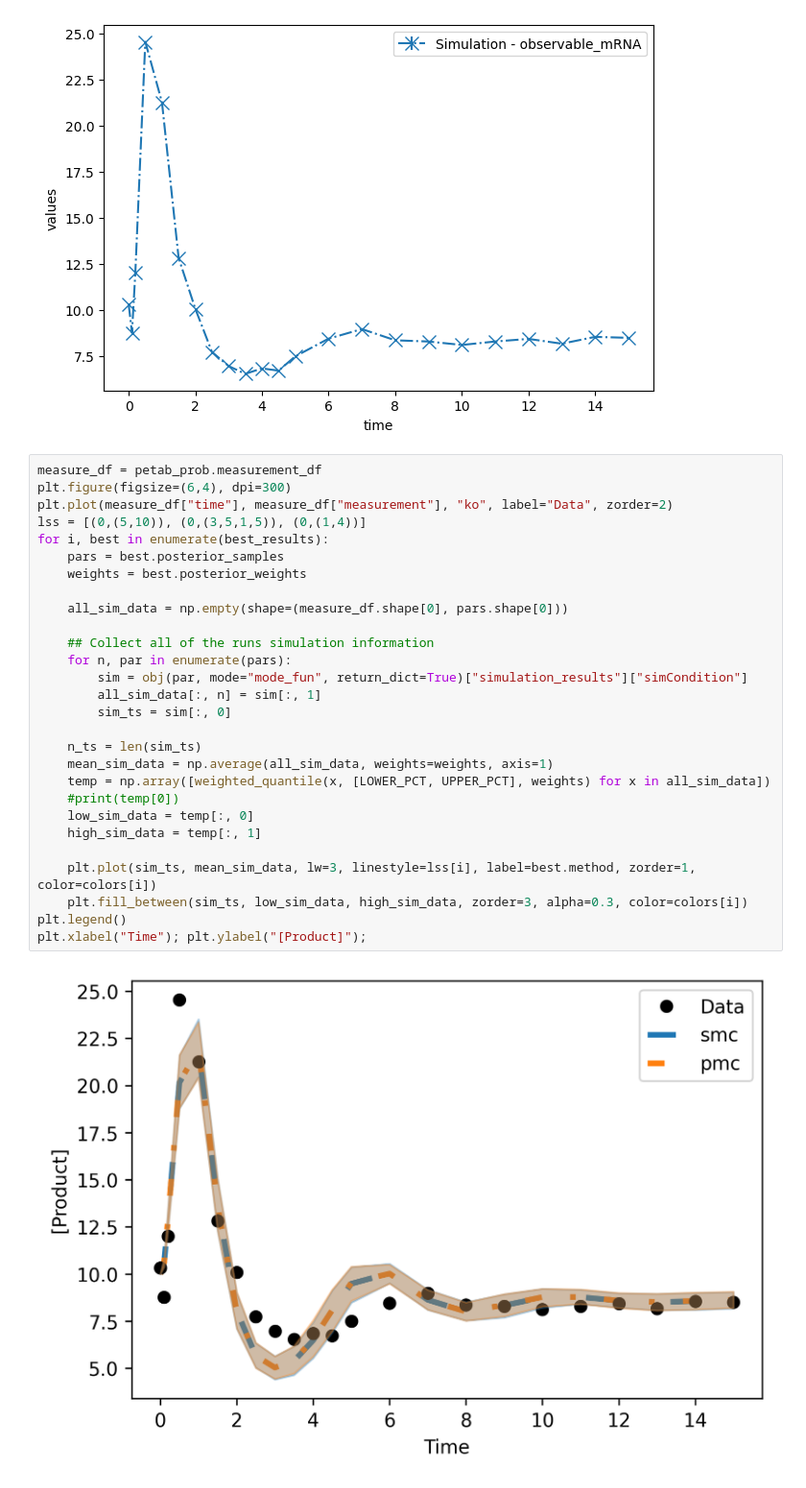
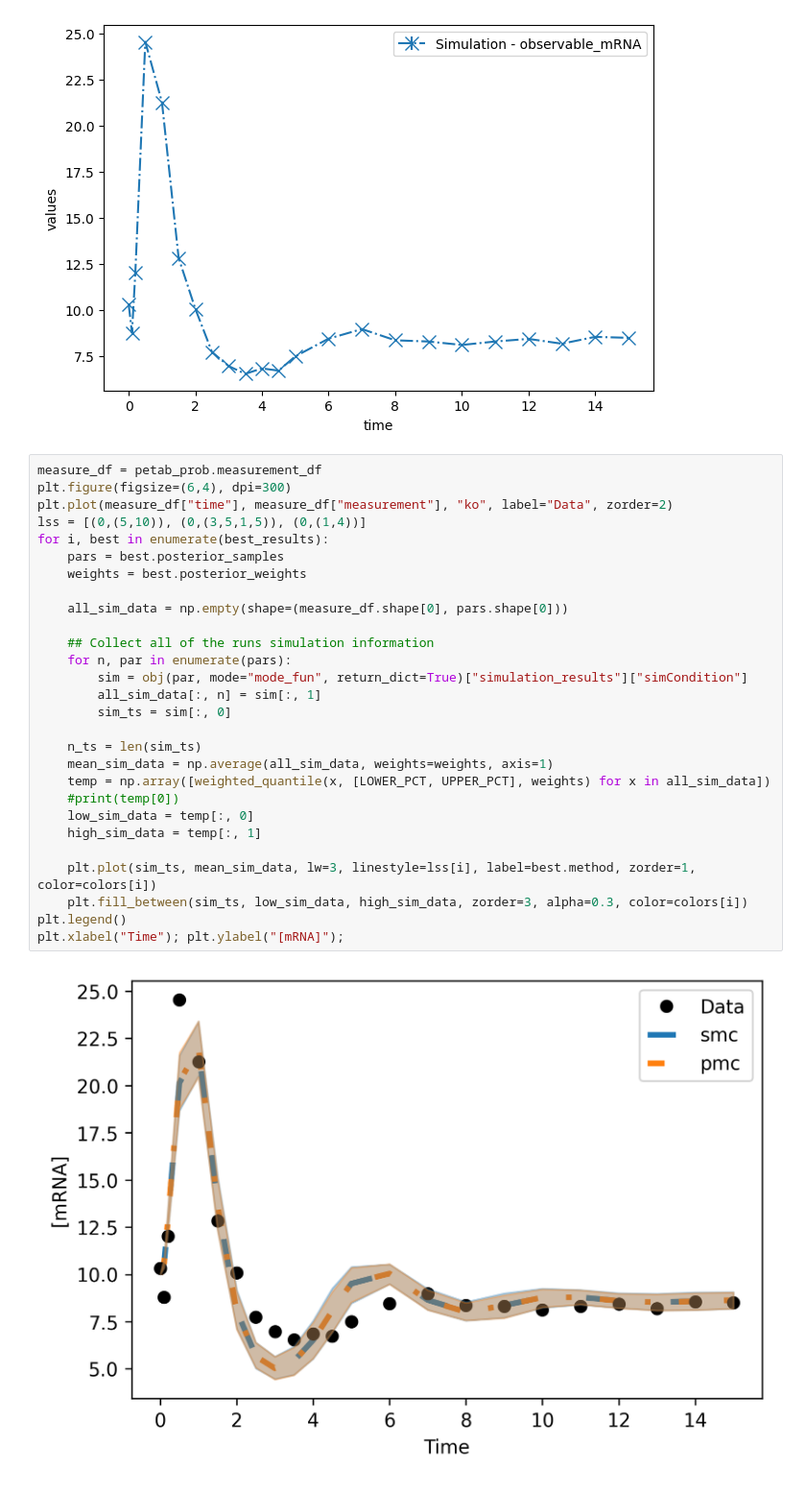
Before and after one commit to LarkinIt/BayesianBenchmark, a Jupyter notebook: mRNA_self_reg/vis_mRNA_self_reg.ipynb, the cells around one changed output. Shown at 96% size. Drawn from its saved outputs; the diff is of its cells as text.

```diff
--- a/mRNA_self_reg/vis_mRNA_self_reg.ipynb
+++ b/mRNA_self_reg/vis_mRNA_self_reg.ipynb
@@ -250,30 +254,30 @@ fig.set_size_inches(6,4)
 # %%
 measure_df = petab_prob.measurement_df
 plt.figure(figsize=(6,4), dpi=300)
 plt.plot(measure_df["time"], measure_df["measurement"], "ko", label="Data", zorder=2)
 lss = [(0,(5,10)), (0,(3,5,1,5)), (0,(1,4))]
 for i, best in enumerate(best_results):
 	pars = best.posterior_samples
 	weights = best.posterior_weights
 
 	all_sim_data = np.empty(shape=(measure_df.shape[0], pars.shape[0]))
 
 	## Collect all of the runs simulation information
 	for n, par in enumerate(pars):
 		sim = obj(par, mode="mode_fun", return_dict=True)["simulation_results"]["simCondition"]
 		all_sim_data[:, n] = sim[:, 1]
 		sim_ts = sim[:, 0]
 
 	n_ts = len(sim_ts)
 	mean_sim_data = np.average(all_sim_data, weights=weights, axis=1)
 	temp = np.array([weighted_quantile(x, [LOWER_PCT, UPPER_PCT], weights) for x in all_sim_data])
 	#print(temp[0])
 	low_sim_data = temp[:, 0]
 	high_sim_data = temp[:, 1]
 
 	plt.plot(sim_ts, mean_sim_data, lw=3, linestyle=lss[i], label=best.method, zorder=1, color=colors[i])
 	plt.fill_between(sim_ts, low_sim_data, high_sim_data, zorder=3, alpha=0.3, color=colors[i])
 plt.legend()
-plt.xlabel("Time"); plt.ylabel("[Product]");
+plt.xlabel("Time"); plt.ylabel("[mRNA]");
 # %% [output]
-[figure, old version]
+[figure, new version]
```
Also changed, not shown: parts of 7 cells of this notebook, 8 other files.
